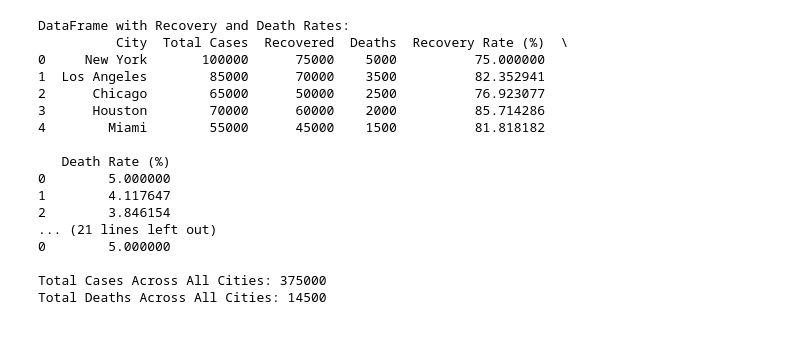
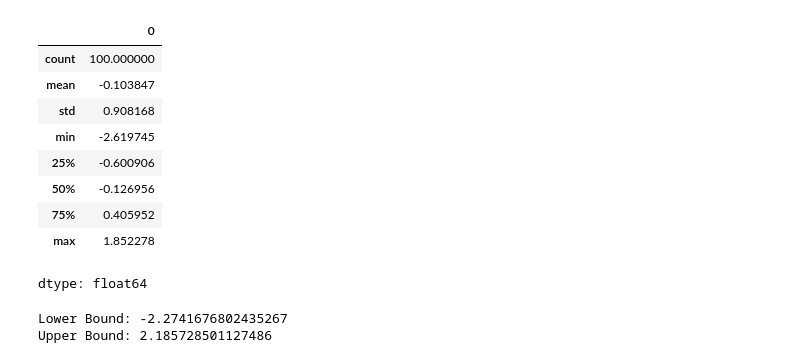
Before and after one commit to goliharini19/DATA-MINING, a Jupyter notebook: Lab06_DM.ipynb, the cells around one changed output. Cells and saved outputs as stored; diff of their text form; code cells hidden in the pictures; blank space fills up the shorter version.

```diff
--- a/Lab06_DM.ipynb
+++ b/Lab06_DM.ipynb
@@ -102,27 +2,0 @@ total_deaths = df["Deaths"].sum()
-# %%
-print("DataFrame with Recovery and Death Rates:")
-print(df)
-print("\nCities with Death Rate > 5%:")
-print(high_death_rate_cities)
-print("\nCities Sorted by Highest Recovery Rate:")
-print(df_sorted)
-print(f"\nTotal Cases Across All Cities: {total_cases}")
-print(f"Total Deaths Across All Cities: {total_deaths}")
-# %% [output]
-DataFrame with Recovery and Death Rates:
-          City  Total Cases  Recovered  Deaths  Recovery Rate (%)  \
-0     New York       100000      75000    5000          75.000000
-1  Los Angeles        85000      70000    3500          82.352941
-2      Chicago        65000      50000    2500          76.923077
-3      Houston        70000      60000    2000          85.714286
-4        Miami        55000      45000    1500          81.818182
-
-   Death Rate (%)
-0        5.000000
-1        4.117647
-2        3.846154
-... (21 lines left out)
-0        5.000000
-
-Total Cases Across All Cities: 375000
-Total Deaths Across All Cities: 14500
@@ -128,0 +9,19 @@ Total Deaths Across All Cities: 14500
+# %%
+#create a synthetic dataset
+np.random.seed(42)
+data=np.random.normal(0,1,100)#Normal distribution
+outliers=np.random.normal(5,10,5)#Artificial outliers
+# %%
+data_series=pd.Series(data)
+data_series.describe()
+# %% [output]
+|  | 0 |
+| count | 100.000000 |
+| mean | -0.103847 |
+| std | 0.908168 |
+| min | -2.619745 |
+| 25% | -0.600906 |
+| 50% | -0.126956 |
+| 75% | 0.405952 |
+| max | 1.852278 |
+dtype: float64
@@ -128,0 +43,7 @@ Total Deaths Across All Cities: 14500
+# %%
+#print the values of upper and lower bounds
+print("Lower Bound:", lower_bound)
+print("Upper Bound:", upper_bound)
+# %% [output]
+Lower Bound: -2.2741676802435267
+Upper Bound: 2.185728501127486
```
Also changed, not shown: parts of 21 cells of this notebook.
